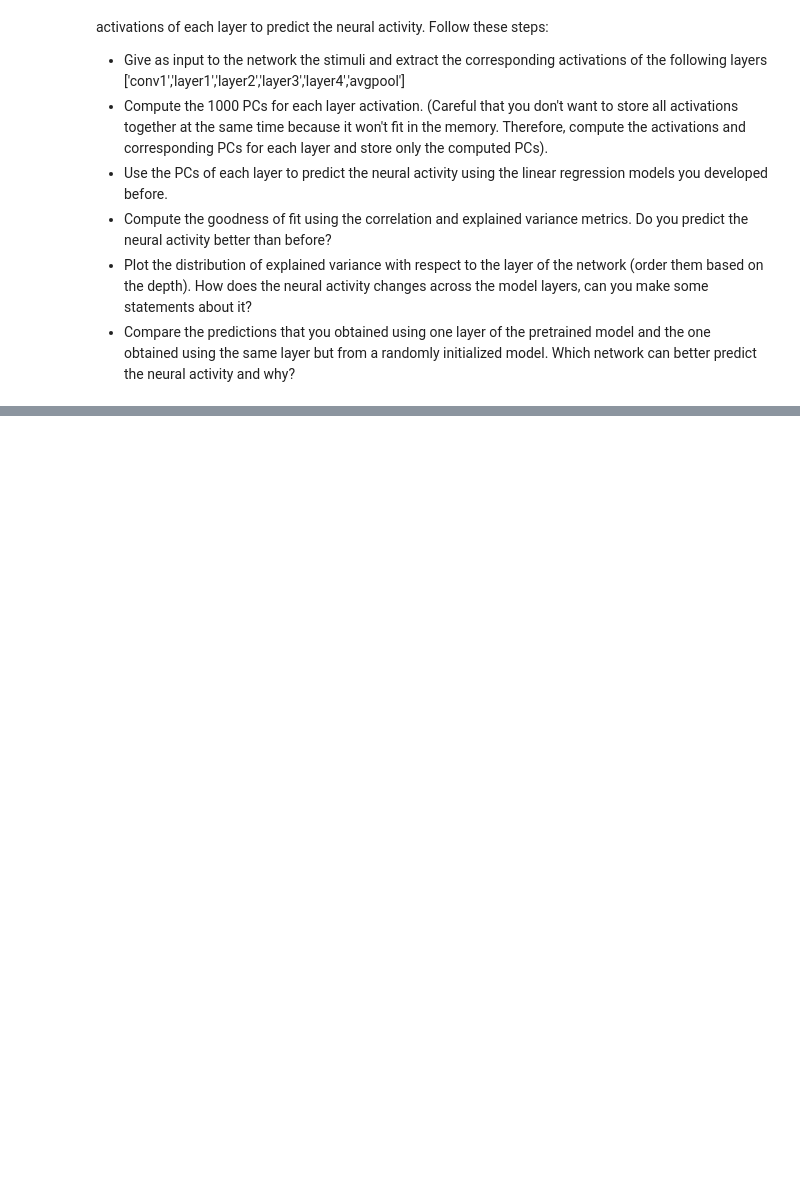
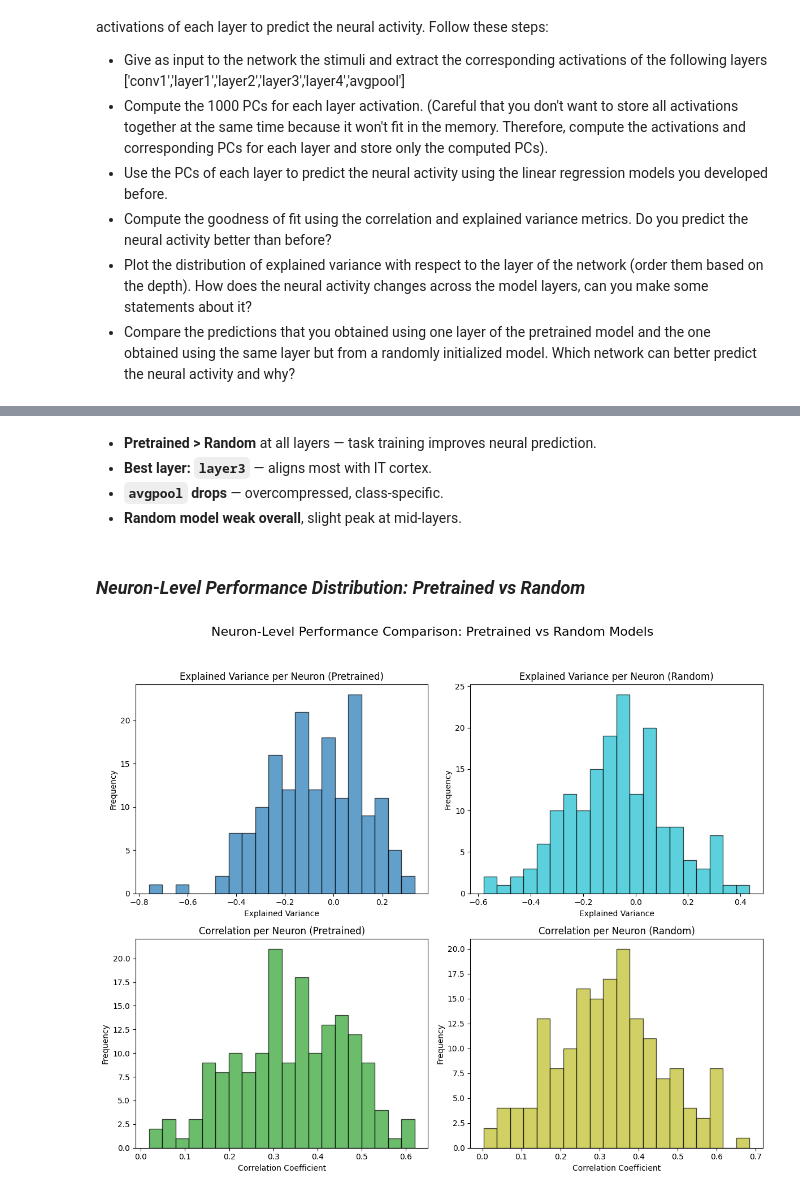
Before and after one commit to MetthewB/NX-414-Team-16, a Jupyter notebook: week6.ipynb, the cells around one changed output, grey strips where cells are left out. Cells and saved outputs as stored; diff of their text form; code cells hidden in the pictures; blank space fills up the shorter version.

```diff
--- a/week6.ipynb
+++ b/week6.ipynb
@@ -734,0 +613,45 @@ This confirms the **task-driven hypothesis**:
+# %% [markdown]
+- **Pretrained > Random** at all layers — task training improves neural prediction.
+- **Best layer: `layer3`** — aligns most with IT cortex.
+- **`avgpool` drops** — overcompressed, class-specific.
+- **Random model weak overall**, slight peak at mid-layers.
+# %% [markdown]
+### _Neuron-Level Performance Distribution: Pretrained vs Random_
+# %%
+# Calculate per-neuron metrics
+explained_variance_per_neuron_pre = 1 - np.var(spikes_val - preds_val, axis=0) / np.var(spikes_val, axis=0)
+correlation_per_neuron_pre = [pearsonr(spikes_val[:, i], preds_val[:, i])[0] for i in range(spikes_val.shape[1])]
+
+explained_variance_per_neuron_rand = 1 - np.var(spikes_val - preds_val_rand, axis=0) / np.var(spikes_val, axis=0)
+correlation_per_neuron_rand = [pearsonr(spikes_val[:, i], preds_val_rand[:, i])[0] for i in range(spikes_val.shape[1])]
+
+# Plot histograms for comparison
+fig, axs = plt.subplots(2, 2, figsize=(12, 10))
+
+# Explained Variance per neuron
+axs[0, 0].hist(explained_variance_per_neuron_pre, bins=20, color='tab:blue', alpha=0.7, edgecolor='black')
+axs[0, 0].set_title('Explained Variance per Neuron (Pretrained)')
+axs[0, 0].set_xlabel('Explained Variance')
+axs[0, 0].set_ylabel('Frequency')
+
+axs[0, 1].hist(explained_variance_per_neuron_rand, bins=20, color='tab:cyan', alpha=0.7, edgecolor='black')
+axs[0, 1].set_title('Explained Variance per Neuron (Random)')
+axs[0, 1].set_xlabel('Explained Variance')
+axs[0, 1].set_ylabel('Frequency')
+
+# Correlation per neuron
+axs[1, 0].hist(correlation_per_neuron_pre, bins=20, color='tab:green', alpha=0.7, edgecolor='black')
+axs[1, 0].set_title('Correlation per Neuron (Pretrained)')
+axs[1, 0].set_xlabel('Correlation Coefficient')
+axs[1, 0].set_ylabel('Frequency')
+
+axs[1, 1].hist(correlation_per_neuron_rand, bins=20, color='tab:olive', alpha=0.7, edgecolor='black')
+axs[1, 1].set_title('Correlation per Neuron (Random)')
+axs[1, 1].set_xlabel('Correlation Coefficient')
+axs[1, 1].set_ylabel('Frequency')
+
+plt.suptitle('Neuron-Level Performance Comparison: Pretrained vs Random Models', fontsize=16)
+plt.tight_layout(rect=[0, 0, 1, 0.95])
+plt.show()
+# %% [output]
+[figure, added]
```
Also changed, not shown: parts of 27 cells of this notebook.
